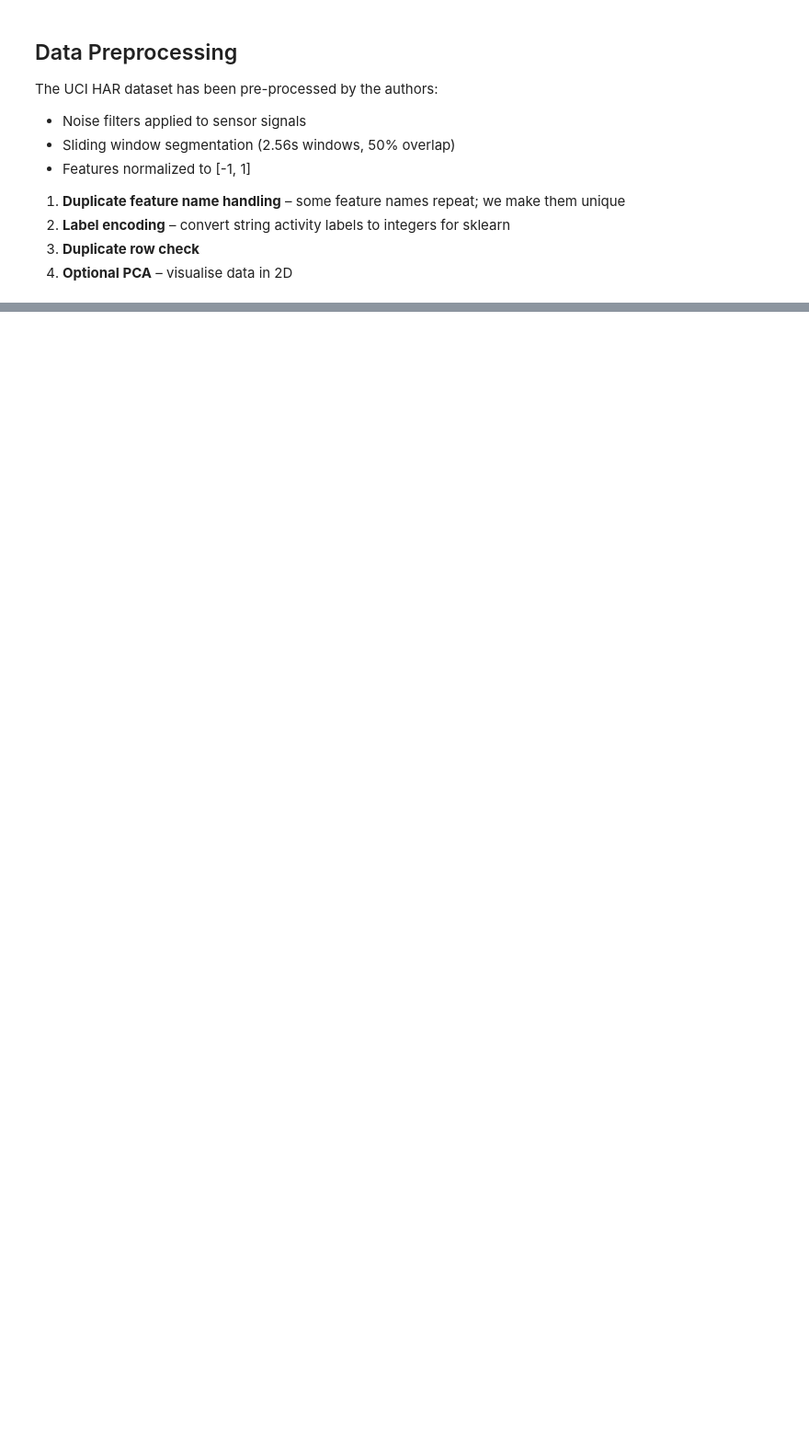
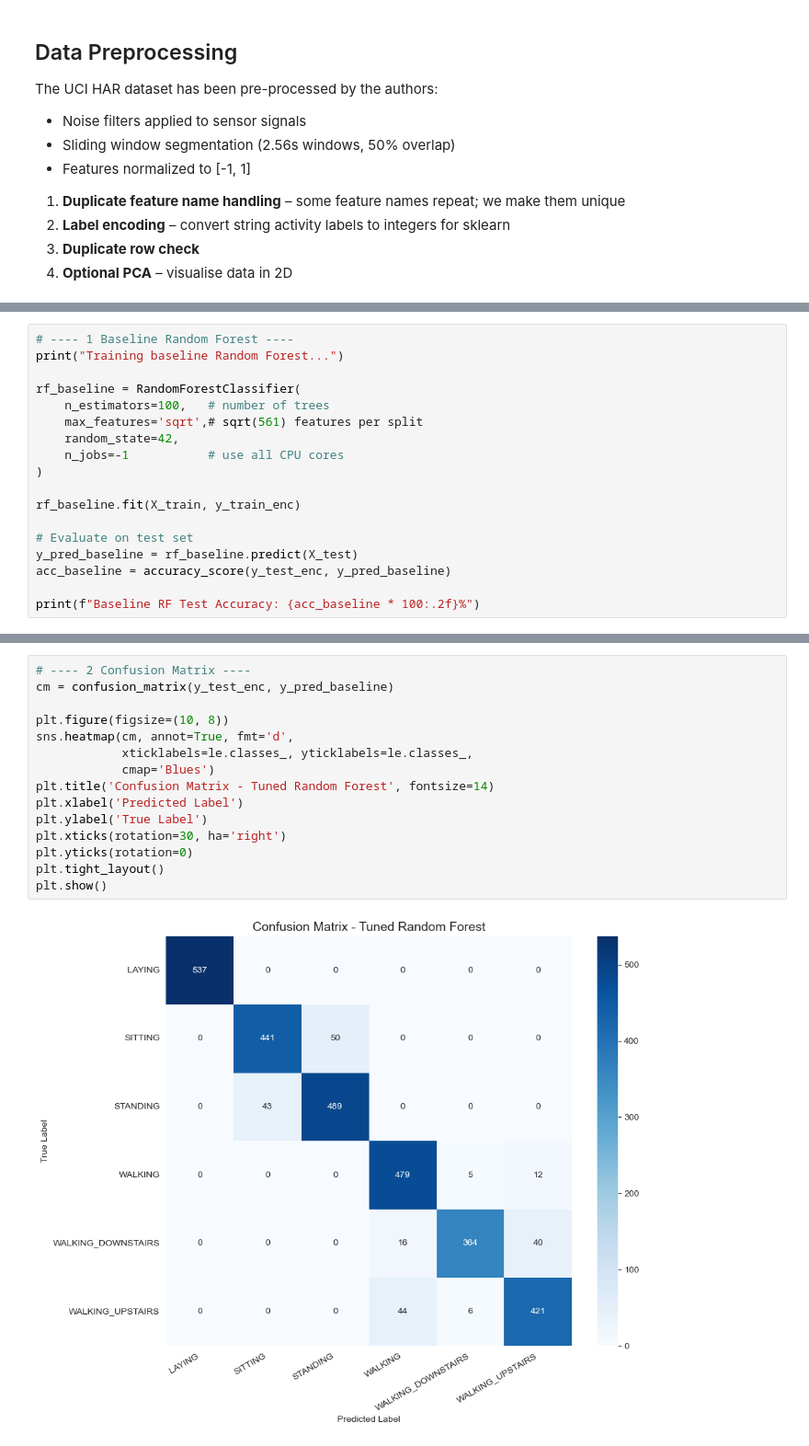
Before and after one commit to KavindiPathiraja/Machine-Learning-Assignment-, a Jupyter notebook: Random_Forest.ipynb, the cells around one changed output, grey strips where cells are left out. Shown at 92% size. Cells and saved outputs as stored; diff of their text form; blank space fills up the shorter version.

Commit message:
train-model-com

```diff
--- a/Random_Forest.ipynb
+++ b/Random_Forest.ipynb
@@ -217,0 +264,18 @@ print(f"Total variance explained by 2 PCs: {sum(pca.explained_variance_ratio_)*1
+# %%
+# ---- 1 Baseline Random Forest ----
+print("Training baseline Random Forest...")
+
+rf_baseline = RandomForestClassifier(
+    n_estimators=100,   # number of trees
+    max_features='sqrt',# sqrt(561) features per split
+    random_state=42,
+    n_jobs=-1           # use all CPU cores
+)
+
+rf_baseline.fit(X_train, y_train_enc)
+
+# Evaluate on test set
+y_pred_baseline = rf_baseline.predict(X_test)
+acc_baseline = accuracy_score(y_test_enc, y_pred_baseline)
+
+print(f"Baseline RF Test Accuracy: {acc_baseline * 100:.2f}%")
@@ -217,0 +325,17 @@ print(f"Total variance explained by 2 PCs: {sum(pca.explained_variance_ratio_)*1
+# %%
+# ---- 2 Confusion Matrix ----
+cm = confusion_matrix(y_test_enc, y_pred_baseline)
+
+plt.figure(figsize=(10, 8))
+sns.heatmap(cm, annot=True, fmt='d',
+            xticklabels=le.classes_, yticklabels=le.classes_,
+            cmap='Blues')
+plt.title('Confusion Matrix - Tuned Random Forest', fontsize=14)
+plt.xlabel('Predicted Label')
+plt.ylabel('True Label')
+plt.xticks(rotation=30, ha='right')
+plt.yticks(rotation=0)
+plt.tight_layout()
+plt.show()
+# %% [output]
+[figure, added]
```
Also changed, not shown: parts of 18 cells of this notebook.
